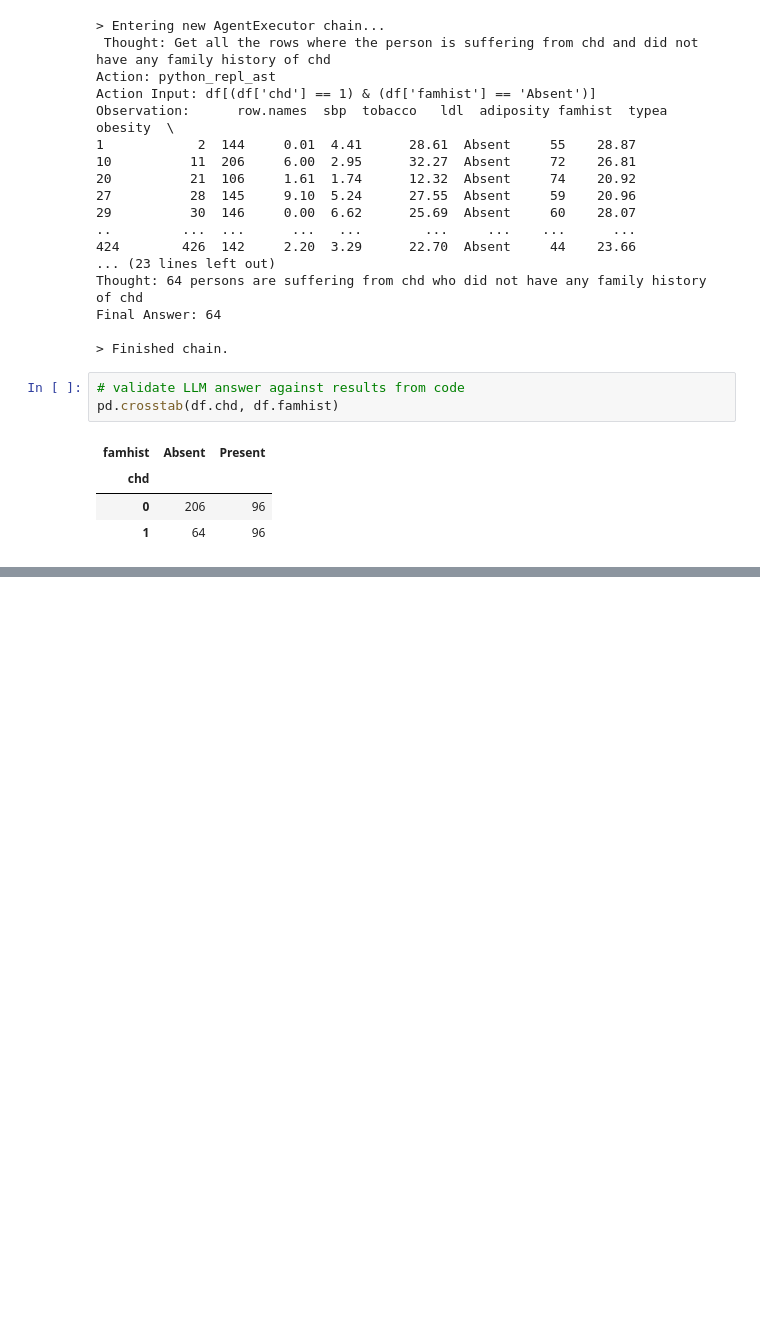
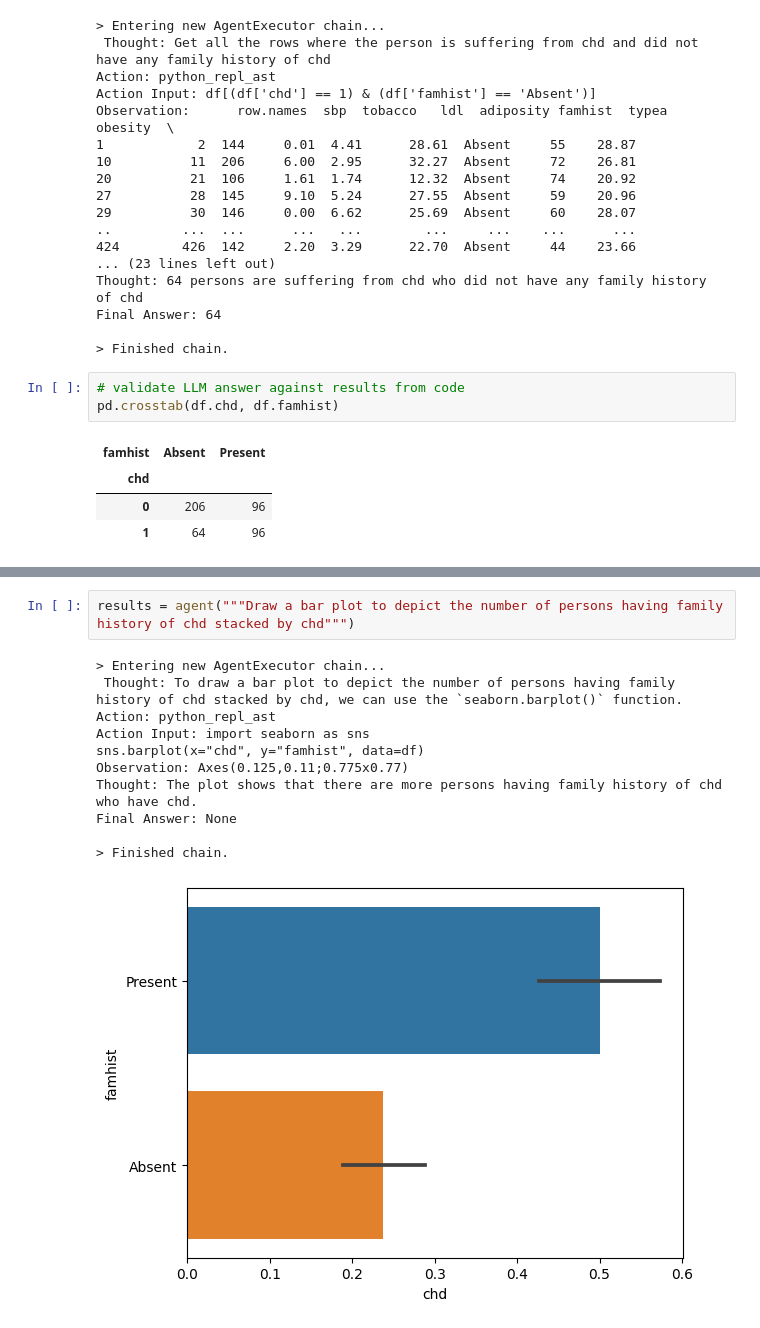
Before and after one commit to doliver-app/doliver-app, a Jupyter notebook: llm_driven_eda_vertex_langchain_palm_api.ipynb, the cells around one changed output, grey strips where cells are left out. Drawn from its saved outputs; the diff is of its cells as text; blank space fills up the shorter version.

```diff
--- a/llm_driven_eda_vertex_langchain_palm_api.ipynb
+++ b/llm_driven_eda_vertex_langchain_palm_api.ipynb
@@ -214,0 +257,14 @@ pd.crosstab(df.chd, df.famhist)
+# %%
+results = agent("""Draw a bar plot to depict the number of persons having family history of chd stacked by chd""")
+# %% [output]
+> Entering new AgentExecutor chain...
+ Thought: To draw a bar plot to depict the number of persons having family history of chd stacked by chd, we can use the `seaborn.barplot()` function.
+Action: python_repl_ast
+Action Input: import seaborn as sns
+sns.barplot(x="chd", y="famhist", data=df)
+Observation: Axes(0.125,0.11;0.775x0.77)
+Thought: The plot shows that there are more persons having family history of chd who have chd.
+Final Answer: None
+
+> Finished chain.
+[figure, added]
```
Also changed, not shown: parts of 20 cells of this notebook.
